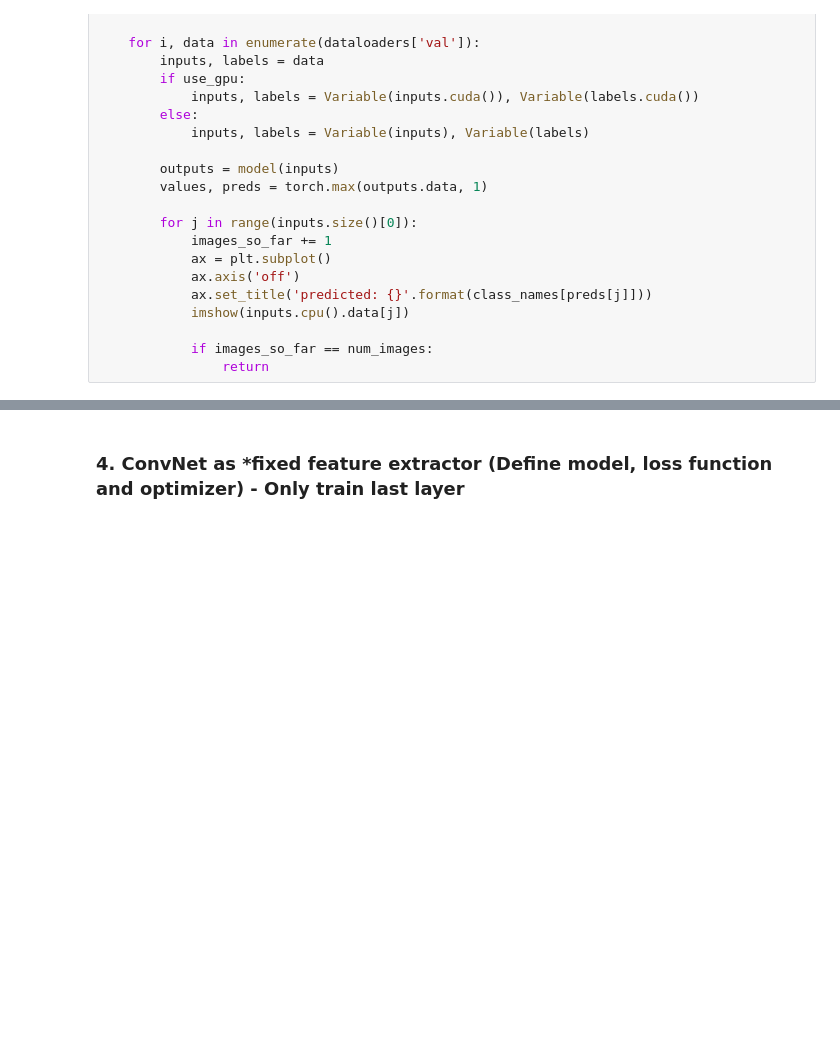
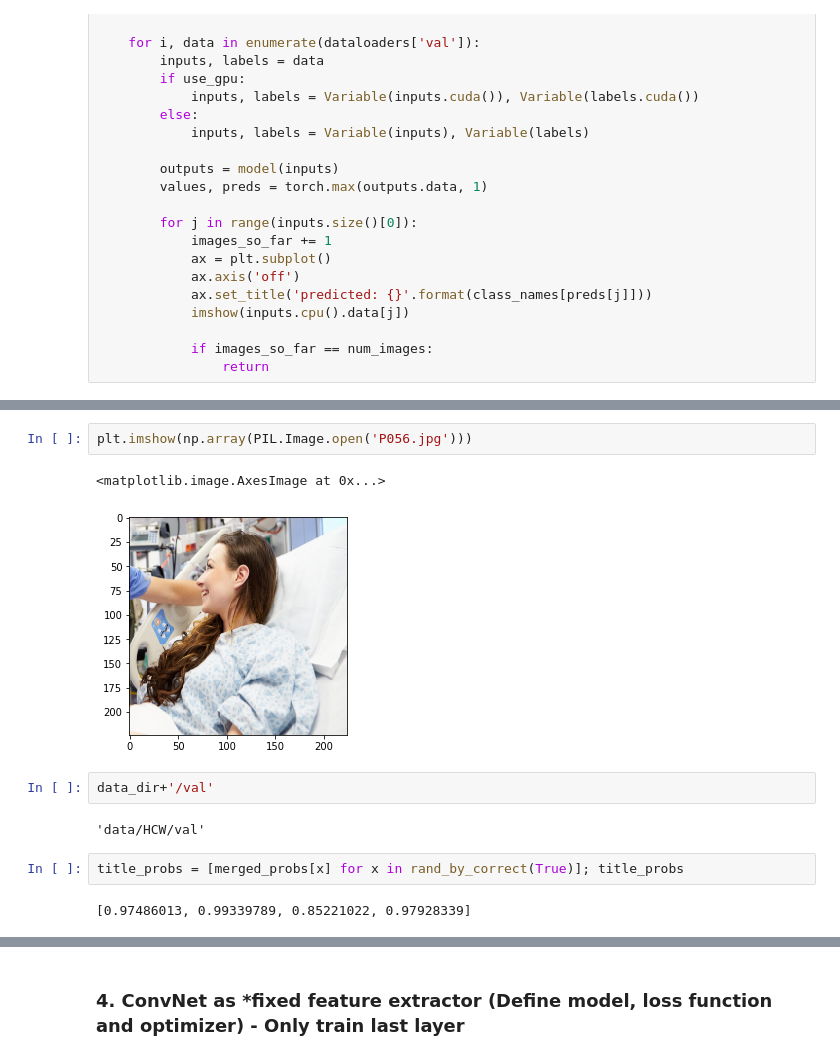
Before and after one commit to Oracle1983/Ai6-Challenge-2018, a Jupyter notebook: ID HCW_Transfer Learning V2.ipynb, the cells around one changed output, grey strips where cells are left out. Saved outputs shown, nothing was run; the diff lists cells and outputs as text; blank space fills up the shorter version.

Commit message:
Getting closer to producing images rand/most correct/incorrect/uncertain

```diff
--- a/ID HCW_Transfer Learning V2.ipynb
+++ b/ID HCW_Transfer Learning V2.ipynb
@@ -299,0 +310,13 @@ def plot_val_with_title(idxs, title):
+# %%
+plt.imshow(np.array(PIL.Image.open('P056.jpg')))
+# %% [output]
+<matplotlib.image.AxesImage at 0x...>
+[figure, added]
+# %%
+data_dir+'/val'
+# %% [output]
+'data/HCW/val'
+# %%
+title_probs = [merged_probs[x] for x in rand_by_correct(True)]; title_probs
+# %% [output]
+[0.97486013, 0.99339789, 0.85221022, 0.97928339]
```
Also changed, not shown: parts of 14 cells of this notebook.
